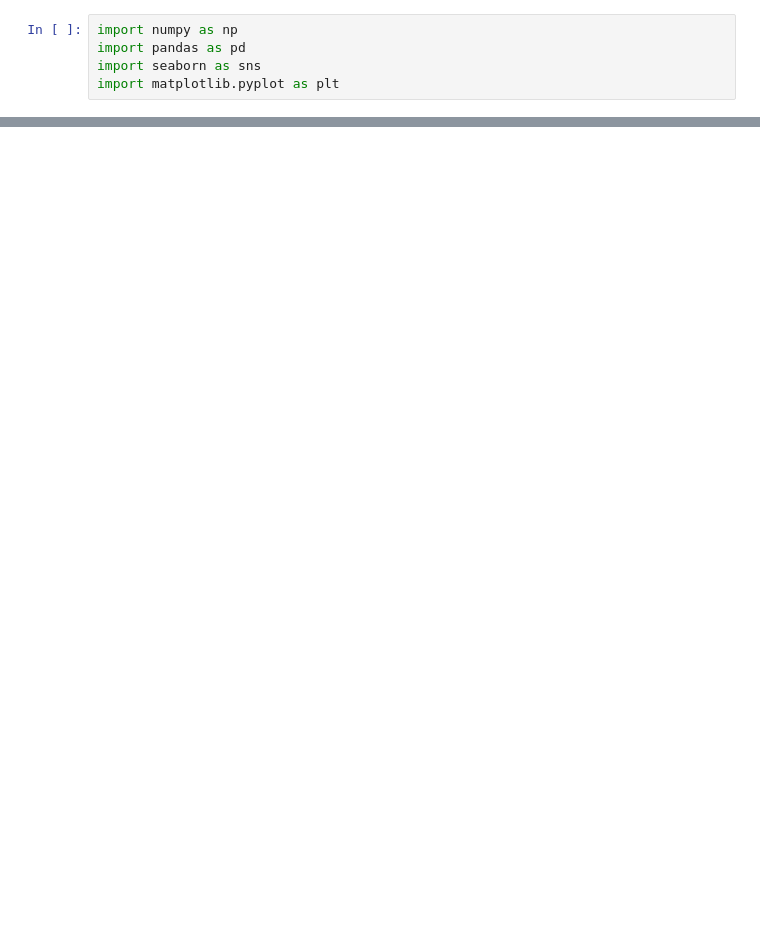
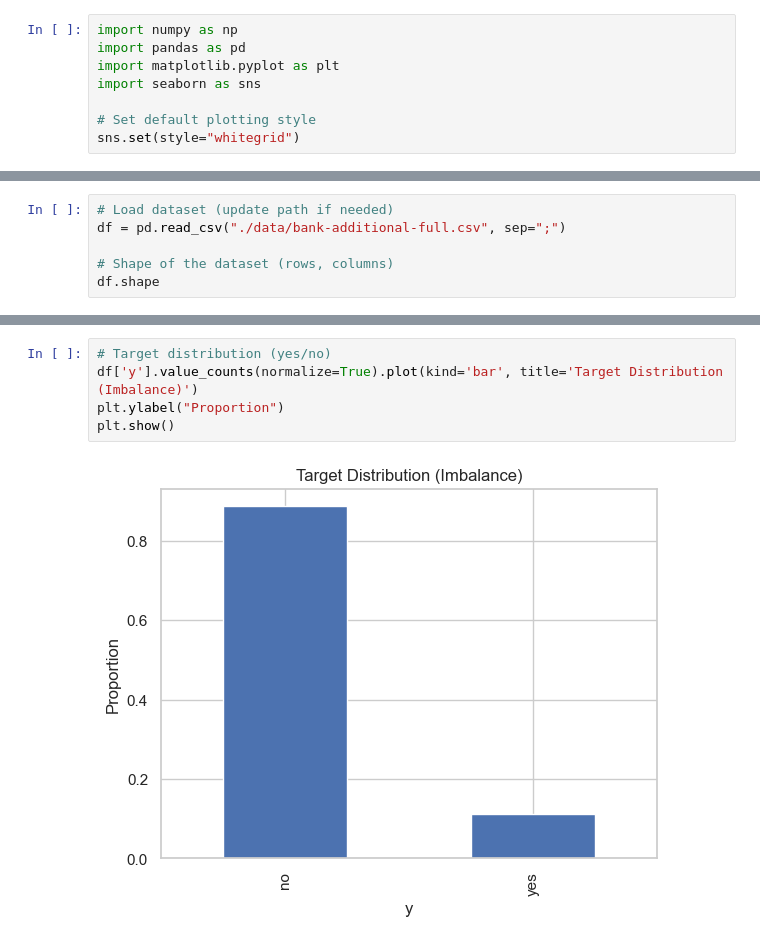
Before and after one commit to randel-bjorkquist/jupyter-notebooks-vscode, a Jupyter notebook: Project2_Machine_Learning.ipynb, the cells around one changed output, grey strips where cells are left out. Cells and saved outputs as stored; diff of their text form; blank space fills up the shorter version.

```diff
--- a/Project2_Machine_Learning.ipynb
+++ b/Project2_Machine_Learning.ipynb
@@ -16,5 +59,8 @@
 # %%
 import numpy as np
 import pandas as pd
+import matplotlib.pyplot as plt
 import seaborn as sns
-import matplotlib.pyplot as plt
+
+# Set default plotting style
+sns.set(style="whitegrid")
@@ -41,0 +125,6 @@ print(df.head(5))
+# %%
+# Load dataset (update path if needed)
+df = pd.read_csv("./data/bank-additional-full.csv", sep=";")
+
+# Shape of the dataset (rows, columns)
+df.shape
@@ -41,0 +177,7 @@ print(df.head(5))
+# %%
+# Target distribution (yes/no)
+df['y'].value_counts(normalize=True).plot(kind='bar', title='Target Distribution (Imbalance)')
+plt.ylabel("Proportion")
+plt.show()
+# %% [output]
+[figure, added]
```
Also changed, not shown: parts of 32 cells of this notebook, 1 other file.
